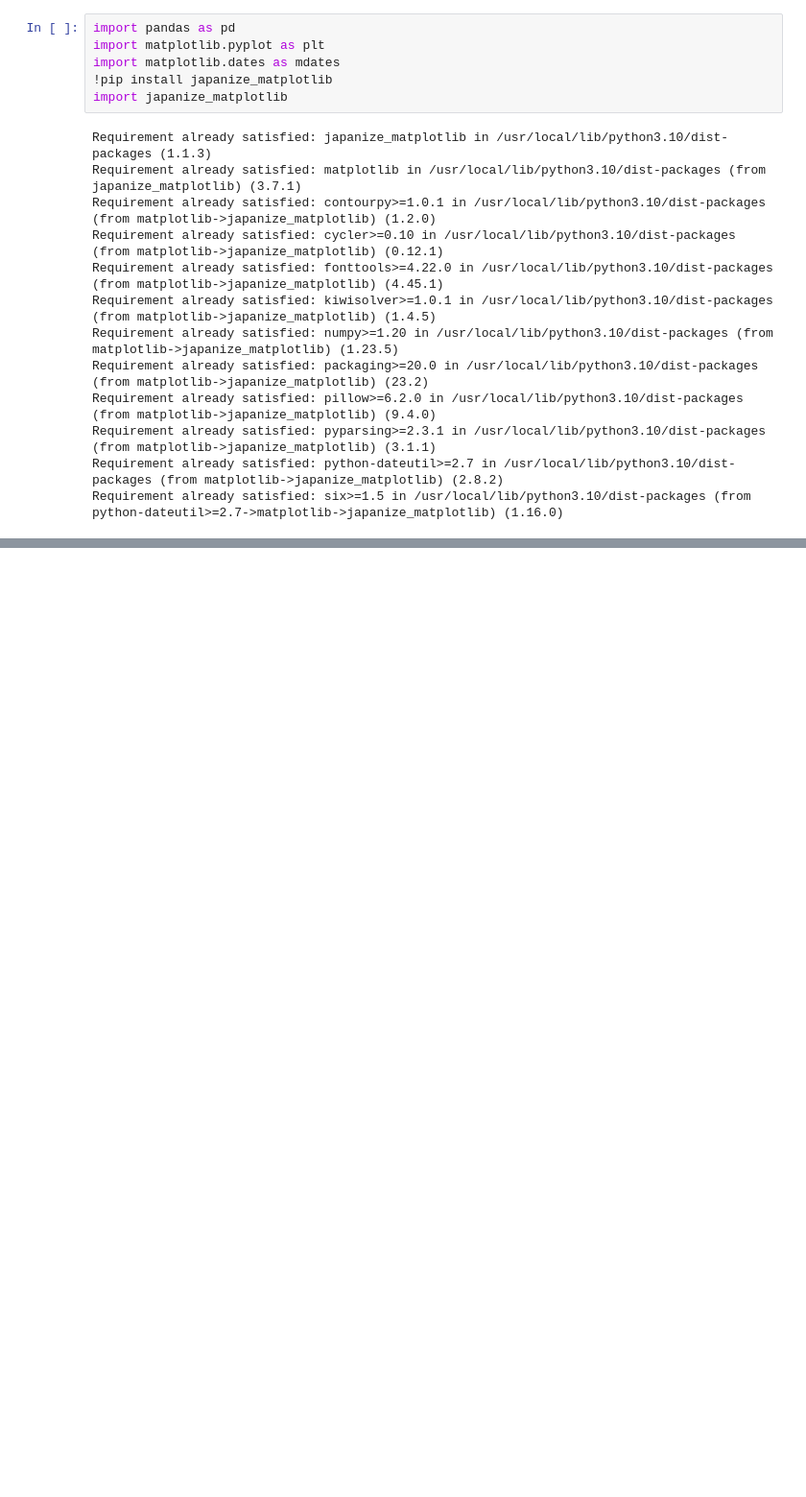
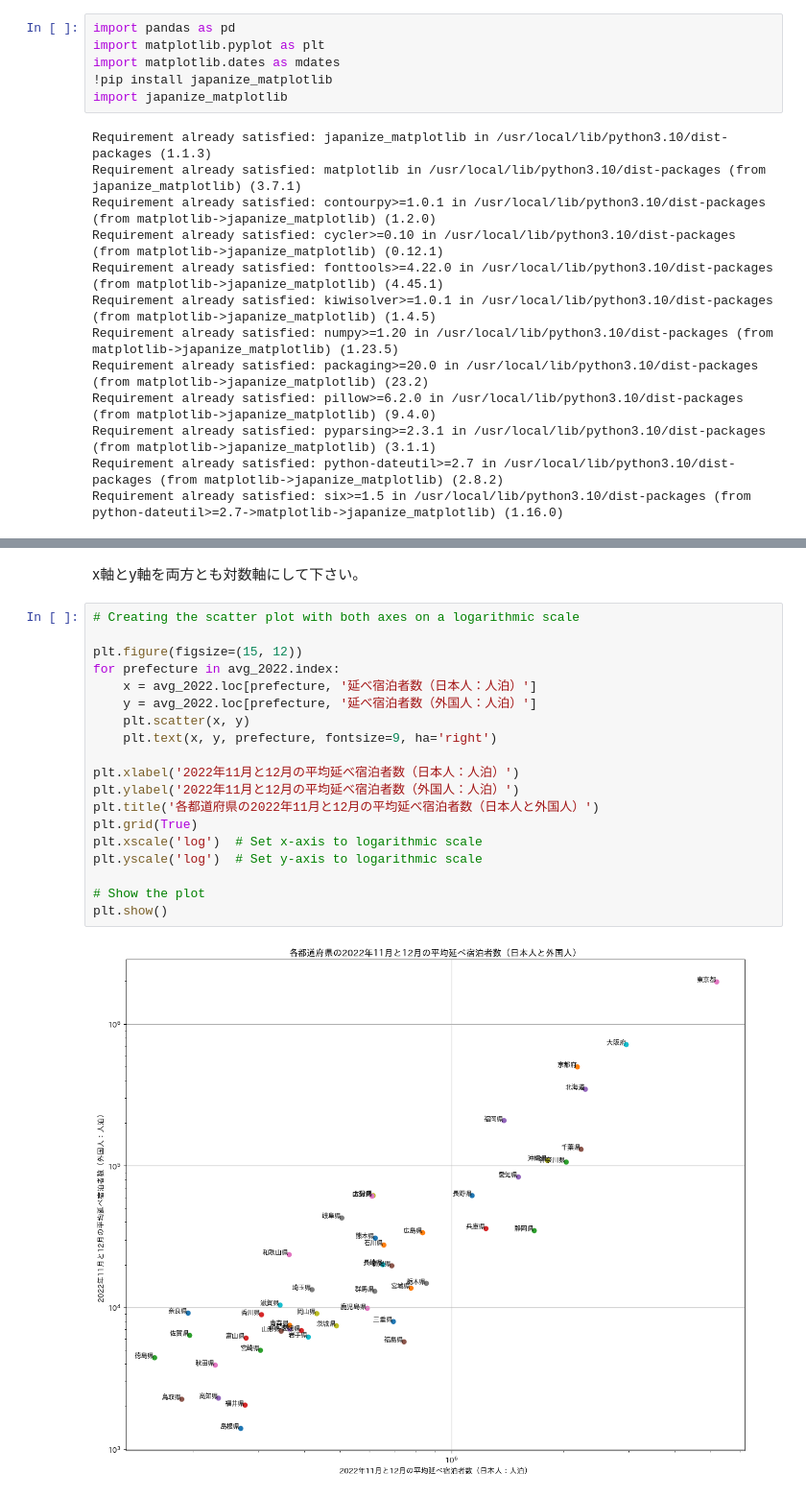
Before and after one commit to okana2ki/hotel-analysis, a Jupyter notebook: hotel_analysis.ipynb, the cells around one changed output, grey strips where cells are left out. Shown: that part at 96% size. Saved outputs shown, nothing was run; the diff lists cells and outputs as text; blank space fills up the shorter version.

```diff
--- a/hotel_analysis.ipynb
+++ b/hotel_analysis.ipynb
@@ -150,0 +234,23 @@ plt.show()
+# %% [markdown]
+x軸とy軸を両方とも対数軸にして下さい。
+# %%
+# Creating the scatter plot with both axes on a logarithmic scale
+
+plt.figure(figsize=(15, 12))
+for prefecture in avg_2022.index:
+    x = avg_2022.loc[prefecture, '延べ宿泊者数（日本人：人泊）']
+    y = avg_2022.loc[prefecture, '延べ宿泊者数（外国人：人泊）']
+    plt.scatter(x, y)
+    plt.text(x, y, prefecture, fontsize=9, ha='right')
+
+plt.xlabel('2022年11月と12月の平均延べ宿泊者数（日本人：人泊）')
+plt.ylabel('2022年11月と12月の平均延べ宿泊者数（外国人：人泊）')
+plt.title('各都道府県の2022年11月と12月の平均延べ宿泊者数（日本人と外国人）')
+plt.grid(True)
+plt.xscale('log')  # Set x-axis to logarithmic scale
+plt.yscale('log')  # Set y-axis to logarithmic scale
+
+# Show the plot
+plt.show()
+# %% [output]
+[figure, added]
```
Also changed, not shown: parts of 12 cells of this notebook.
